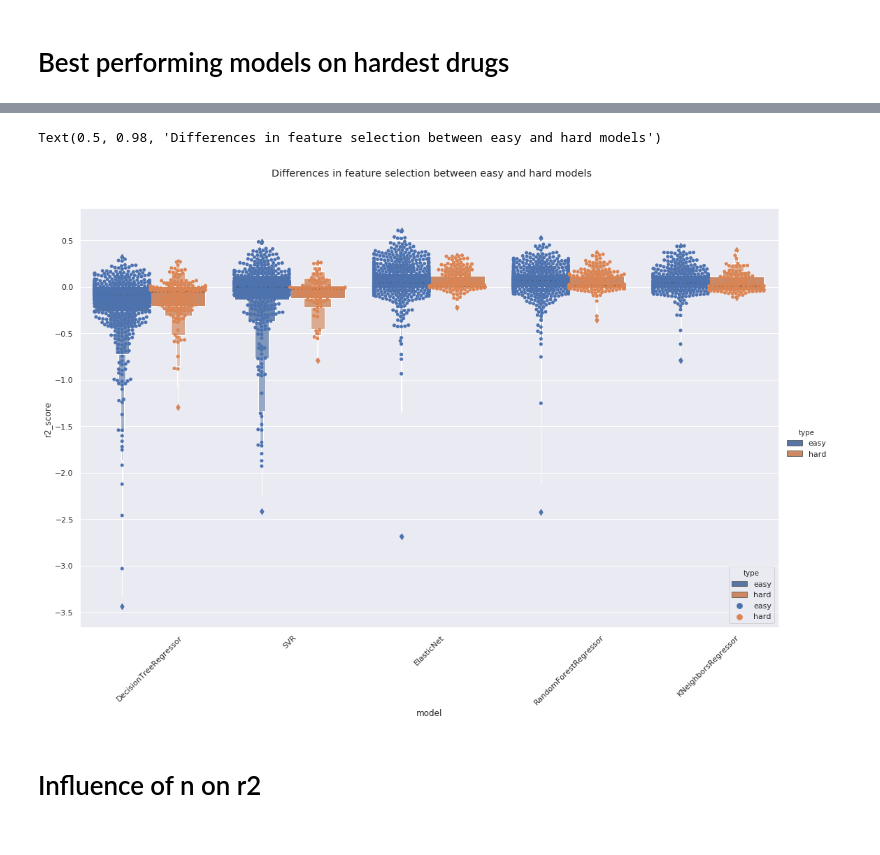
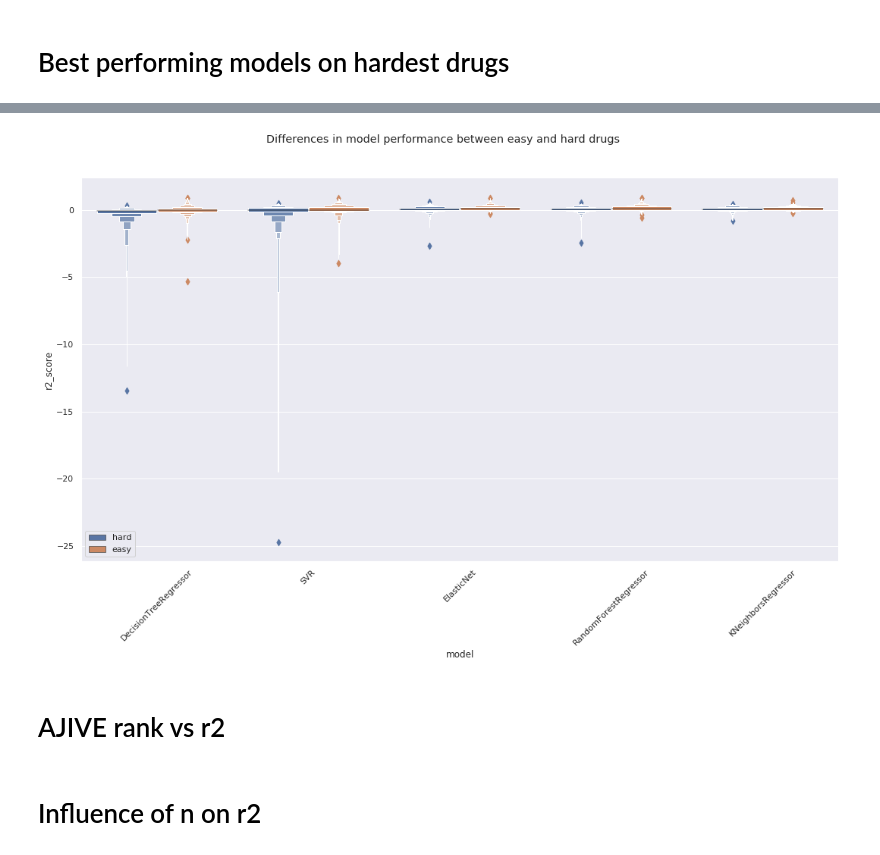
Before and after one commit to lucas-ubm/phc-data-pipeline, a Jupyter notebook: Analysis.ipynb, the cells around one changed output, grey strips where cells are left out. Cells and saved outputs as stored; diff of their text form; code cells hidden in the pictures.

```diff
--- a/Analysis.ipynb
+++ b/Analysis.ipynb
@@ -6,7 +6,8 @@ import pandas as pd
 from scipy import stats
 # %%
 data = pd.read_csv('data/runs/n_results.csv', index_col='run')
-drug_data = pd.read_csv('data/runs/drug_data.csv').rename(columns={'Unnamed: 0.1':'Drug'}).drop('Unnamed: 0', axis=1)
+drug_data = pd.read_csv('full_drug.csv')
+#drug_data = pd.read_csv('data/runs/drug_data.csv')
 # %% [markdown]
 # Data cleaning
 # %%
@@ -161,7 +216,7 @@ plt.savefig('Drug r2.png')
 [figure]
 # %%
 low = drug_data_j[drug_data_j['Drug'].isin(one.index)]
-high = drug_data_j[drug_data_j['Drug'].isin(multiple[-10:-5].index)]
+high = drug_data_j[drug_data_j['Drug'].isin(multiple.index)]
 # %%
 sns.set(font_scale=1)
 
@@ -201,9 +238,14 @@ easy = high.groupby(['model', 'fs']).mean()[['r2_score', 'r_2_std']].reset_index
 # %%
 split = pd.concat([easy, hard], keys=['easy', 'hard']).reset_index().rename(columns={'level_0':'type'}).drop('level_1', axis=1)
 # %%
-g = sns.catplot(x='fs', y='r2_score', hue='type', data=split[split['r2_score']>-4], kind='boxen', height=10, aspect=1.5)
-sns.swarmplot(x='fs', y='r2_score', hue='type',dodge=True, data=split[split['r2_score']>-4], ax=g.ax, palette='Set2')
+sns.set(font_scale=1)
+
+g = sns.catplot(x='fs', y='r2_score', hue='type', data=split[split['r2_score']>-4], kind='boxen', height=10, aspect=1.5, legend=False)
+#sns.swarmplot(x='fs', y='r2_score', hue='type',dodge=False, data=split[split['r2_score']>-4], ax=g.ax)
 g.set_xticklabels(rotation=45)
+g.fig.suptitle('Differences in feature selection performance between easy and hard drugs')
+plt.tight_layout()
 plt.subplots_adjust(top=0.9)
-g.fig.suptitle('Differences in feature selection performance between easy and hard models')
+plt.legend(loc='lower left')
+#plt.savefig('FS type of drug.png', bbox_inches='tight')
 # %% [output]
@@ -212,12 +254,16 @@ Text(0.5, 0.98, 'Differences in feature selection between easy and hard models')
 # %%
-g = sns.catplot(x='model', y='r2_score', hue='type', data=split[split['r2_score']>-4], kind='boxen', height=10, aspect=1.5)
-sns.swarmplot(x='model', y='r2_score', hue='type',dodge=True, data=split[split['r2_score']>-4], ax=g.ax)
+g = sns.catplot(x='model', y='r2_score', hue='type', data=split[split['r2_score']>-25], kind='boxen', height=10, aspect=1.5, legend=False)
+#sns.swarmplot(x='model', y='r2_score', hue='type',dodge=True, data=split[split['r2_score']>-4], ax=g.ax)
 g.set_xticklabels(rotation=45)
+g.fig.suptitle('Differences in model performance between easy and hard drugs')
+plt.tight_layout()
 plt.subplots_adjust(top=0.9)
-g.fig.suptitle('Differences in model performance between easy and hard models')
+plt.legend(loc = 'lower left')
+plt.savefig('Model type of drug.png')
 # %% [output]
-Text(0.5, 0.98, 'Differences in feature selection between easy and hard models')
-[figure, old version]
+[figure, new version]
+# %% [markdown]
+# AJIVE rank vs r2
 # %% [markdown]
 # Influence of n on r2
 # %%
```
Also changed, not shown: parts of 16 cells of this notebook, 9 other files.
